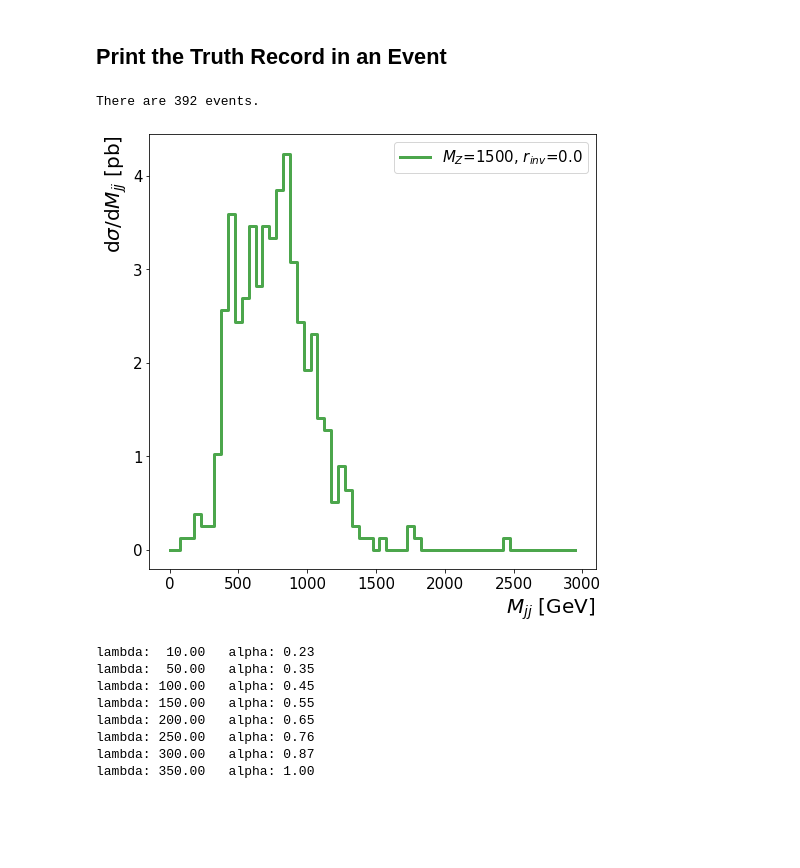
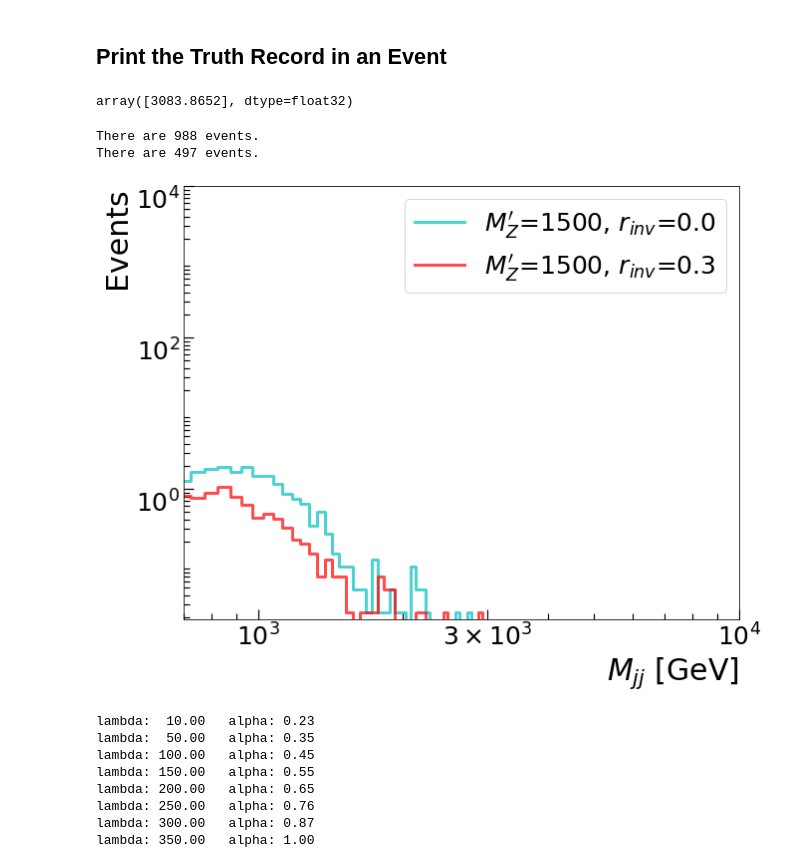
Before and after one commit to alan200276/SVJ_Study, a Jupyter notebook: Truth_Record.ipynb, the cells around one changed output. Drawn from its saved outputs; the diff is of its cells as text; code cells hidden in the pictures; blank space fills up the shorter version.

```diff
--- a/Truth_Record.ipynb
+++ b/Truth_Record.ipynb
@@ -152,7 +160,7 @@ file_09_300 = uproot.open(filepath_09_300)["Delphes;1"]
 # %%
 # file_0.show()
 # %%
-
+GenParticle_0_10, Jet_0_10, Event_Weight_0_10 = MyFunction(file_0_10)
 GenParticle_03_10, Jet_03_10, Event_Weight_03_10 = MyFunction(file_03_10)
 GenParticle_05_10, Jet_05_10, Event_Weight_05_10 = MyFunction(file_05_10)
 GenParticle_09_10, Jet_09_10, Event_Weight_09_10 = MyFunction(file_09_10)
@@ -271,48 +312,66 @@ for j in range(len(GenParticle[0][index])):
     print("{:^5}{:^7}{:^7}{:^7}{:^7}{:^7}{:^7}{:^8.5}{:^8.5}{:^8.5}{:^8.5}".format( \
         j, GenParticle[0][index][j],  GenParticle[1][index][j], GenParticle[2][index][j], GenParticle[3][index][j],
         GenParticle[4][index][j], GenParticle[5][index][j], GenParticle[6][index][j], GenParticle[7][index][j] ,GenParticle[8][index][j], GenParticle[9][index][j]))
+# %%
+np.sum(Event_Weight_03_10)
+# %% [output]
+array([3083.8652], dtype=float32)
 # %%
-twojet_invariantmass_0, survived_list_0 = Preselection(Jet_03)
+twojet_invariantmass_0_10, survived_list_0_10 = Preselection(Jet_0_10)
+twojet_invariantmass_03_10, survived_list_03_10 = Preselection(Jet_03_10)
 # twojet_invariantmass_03, survived_list_03 = Preselection(Jet_03)
 # twojet_invariantmass_05, survived_list_05 = Preselection(Jet_05)
 # twojet_invariantmass_1, survived_list_1 = Preselection(Jet_1)
 # %% [output]
-There are 392 events.
+There are 988 events.
+There are 497 events.
 # %%
-plt.figure(figsize=(8,8)) # plotsize
+fig, ax = plt.subplots(1,1, figsize=(10,8)) # plotsize
 
-weight_0 = Event_Weight_0[survived_list_0]/20000*37*1000
-# weight_03 = Event_Weight_03[survived_list_03]/20000*37*1000
+weight_0 = Event_Weight_0_10[survived_list_0_10]/20000*37*1000
+weight_03 = Event_Weight_03_10[survived_list_03_10]/20000*37*1000
 # weight_05 = Event_Weight_05[survived_list_05]/20000*37*1000
 # weight_1 = Event_Weight_1[survived_list_1]/20000*37*1000
 
 bin_size = np.linspace(0,3000,61)
 
 
-hist_0, bins_0 = np.histogram(twojet_invariantmass_0, bins=bin_size, weights = weight_0)
-plt.step(bins_0[:-1], hist_0.astype(np.float32)/50, color = "green", where='mid',linewidth=3, alpha=0.7,label="$M_Z$=1500, $r_{inv}$=0.0")
+hist_0, bins_0 = np.histogram(twojet_invariantmass_0_10, bins=bin_size, weights = weight_0)
+ax.step(bins_0[:-1], hist_0.astype(np.float32)/50, color = "c", where='mid',linewidth=3, alpha=0.7,label="$M_Z'$=1500, $r_{inv}$=0.0")
 
-# hist_03, bins_03 = np.histogram(twojet_invariantmass_03, bins=bin_size, weights = weight_03)
-# plt.step(bins_03[:-1], hist_03.astype(np.float32)/50, color = "red", where='mid',linewidth=3, alpha=0.7,label="$M_Z$=1500, $r_{inv}$=0.3")
+hist_03, bins_03 = np.histogram(twojet_invariantmass_03_10, bins=bin_size, weights = weight_03)
+ax.step(bins_03[:-1], hist_03.astype(np.float32)/50, color = "red", where='mid',linewidth=3, alpha=0.7,label="$M_Z'$=1500, $r_{inv}$=0.3")
 
 # hist_05, bins_05 = np.histogram(twojet_invariantmass_05, bins=bin_size, weights = weight_05)
 # plt.step(bins_05[:-1], hist_05.astype(np.float32)/50, color = "blue", where='mid',linewidth=3, alpha=0.7,label="$M_Z$=1500, $r_{inv}$=0.5")
 
 # hist_1, bins_1 = np.histogram(twojet_invariantmass_1, bins=bin_size, weights = weight_1)
 # plt.step(bins_1[:-1], hist_1.astype(np.float32)/50, color = "magenta", where='mid',linewidth=3, alpha=0.7,label="$M_Z$=1500, $r_{inv}$=1.0")
 
 
+plt.yscale('log')
+plt.xscale('log')
+plt.yticks([1,100,10000],["$10^0$","$10^2$","$10^4$"], fontsize=25, rotation=0, verticalalignment='top', horizontalalignment="right")
 
-# plt.yscale('log')
-plt.xlabel("$M_{jj}$ [GeV]" , fontsize=20, horizontalalignment='right',x=1)  # plot x-axis label
-plt.ylabel("d$\sigma$/d$M_{jj}$ [pb]", fontsize=20, horizontalalignment='right',y=1)  # plot y-axis label
-plt.xticks(fontsize=15)   # set x-ticks size
-plt.yticks(fontsize=15)   # set y-ticks size
-plt.legend(bbox_to_anchor=(1, 1),ncol=1,fontsize=15) # plot label tag
+plt.xticks([1E+3,3E+3,1E+4],["$10^3$","$3\\times10^3$","$10^4$"], fontsize=25, rotation=0, verticalalignment='top', horizontalalignment="center")
+
+plt.tick_params(axis='x',which='minor', length=6, color='k', direction="in", width = 1.2)
+plt.tick_params(axis='x',which='major', length=10, color='k', direction="in", width = 1.2)
+plt.tick_params(axis='y',which='minor', length=6, color='k', direction="in", width = 1.2)
+plt.tick_params(axis='y',which='major', length=10, color='k', direction="in", width = 1.2)
+
+
+plt.xlim((700,10000))
+plt.xlabel("$M_{jj}$ [GeV]" , fontsize=30, horizontalalignment='right',x=1)  # plot x-axis label
+# plt.ylabel("d$\sigma$/d$M_{jj}$ [pb]", fontsize=30, horizontalalignment='right',y=1)  # plot y-axis label
+plt.ylabel("Events", fontsize=30, horizontalalignment='right',y=1)  # plot y-axis label
+# plt.xticks(fontsize=15)   # set x-ticks size
+# plt.yticks(fontsize=15)   # set y-ticks size
+plt.legend(bbox_to_anchor=(1, 1),ncol=1,fontsize=25) # plot label tag
 # plt.savefig("./invariant_mass_SVJ.png")  #save figure as png
 plt.show()
 # %% [output]
-[figure, old version]
+[figure, new version]
 # %%
 aaa = [10,50,100,150,200,250,300,350]
 # print(aaa)
```
Also changed, not shown: parts of 13 cells of this notebook.
